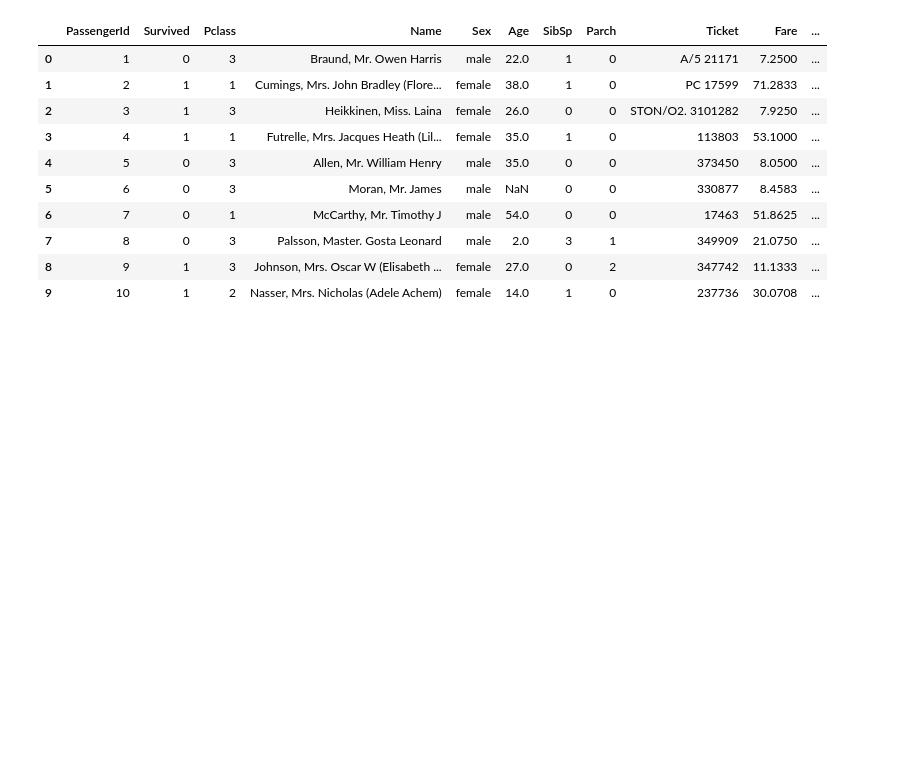
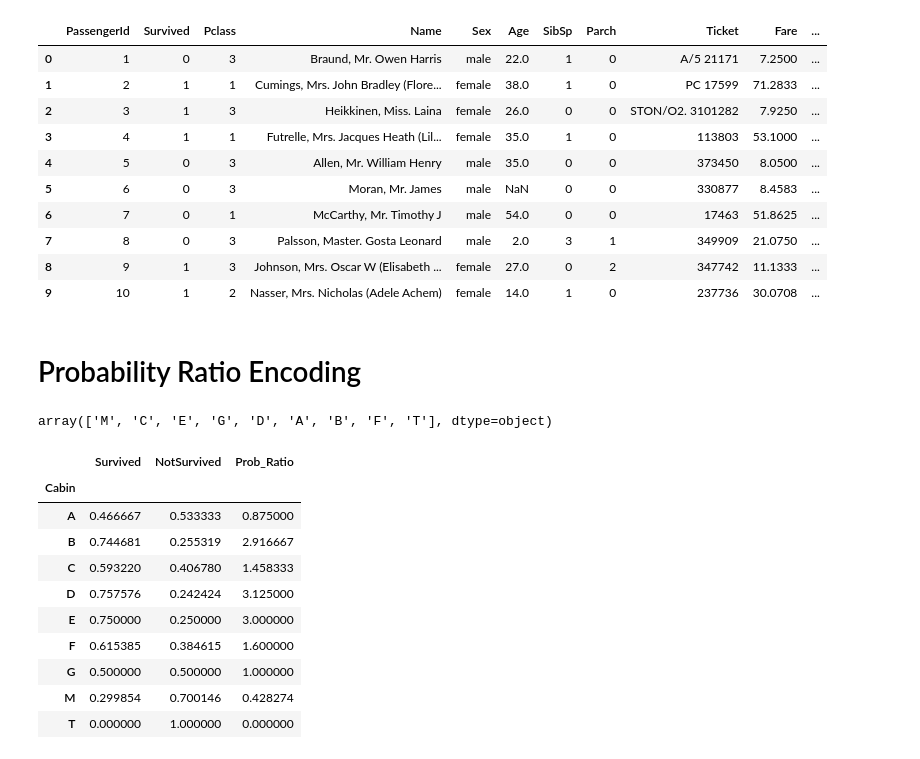
Before and after one commit to anu-katiyar/EDA-FeatureEngineering, a Jupyter notebook: Titanic_EDA.ipynb, the cells around one changed output. Drawn from its saved outputs; the diff is of its cells as text; code cells hidden in the pictures; blank space fills up the shorter version.

```diff
--- a/Titanic_EDA.ipynb
+++ b/Titanic_EDA.ipynb
@@ -286,3 +286,29 @@ data.head(10)
 | 7 | 8 | 0 | 3 | Palsson, Master. Gosta Leonard | male | 2.0 | 3 | 1 | 349909 | 21.0750 | ... |
 | 8 | 9 | 1 | 3 | Johnson, Mrs. Oscar W (Elisabeth ... | female | 27.0 | 0 | 2 | 347742 | 11.1333 | ... |
 | 9 | 10 | 1 | 2 | Nasser, Mrs. Nicholas (Adele Achem) | female | 14.0 | 1 | 0 | 237736 | 30.0708 | ... |
+# %% [markdown]
+# Probability Ratio Encoding
+# %%
+data['Cabin'].unique()
+# %% [output]
+array(['M', 'C', 'E', 'G', 'D', 'A', 'B', 'F', 'T'], dtype=object)
+# %%
+prob_df = pd.DataFrame(data.groupby('Cabin')['Survived'].mean())
+# %%
+prob_df['NotSurvived'] = 1- prob_df['Survived']
+# %%
+prob_df['Prob_Ratio'] = prob_df['Survived'] / prob_df['NotSurvived']
+# %%
+prob_df
+# %% [output]
+|  | Survived | NotSurvived | Prob_Ratio |
+| Cabin |  |  |  |
+| A | 0.466667 | 0.533333 | 0.875000 |
+| B | 0.744681 | 0.255319 | 2.916667 |
+| C | 0.593220 | 0.406780 | 1.458333 |
+| D | 0.757576 | 0.242424 | 3.125000 |
+| E | 0.750000 | 0.250000 | 3.000000 |
+| F | 0.615385 | 0.384615 | 1.600000 |
+| G | 0.500000 | 0.500000 | 1.000000 |
+| M | 0.299854 | 0.700146 | 0.428274 |
+| T | 0.000000 | 1.000000 | 0.000000 |
```
Also changed, not shown: parts of 2 cells of this notebook.
